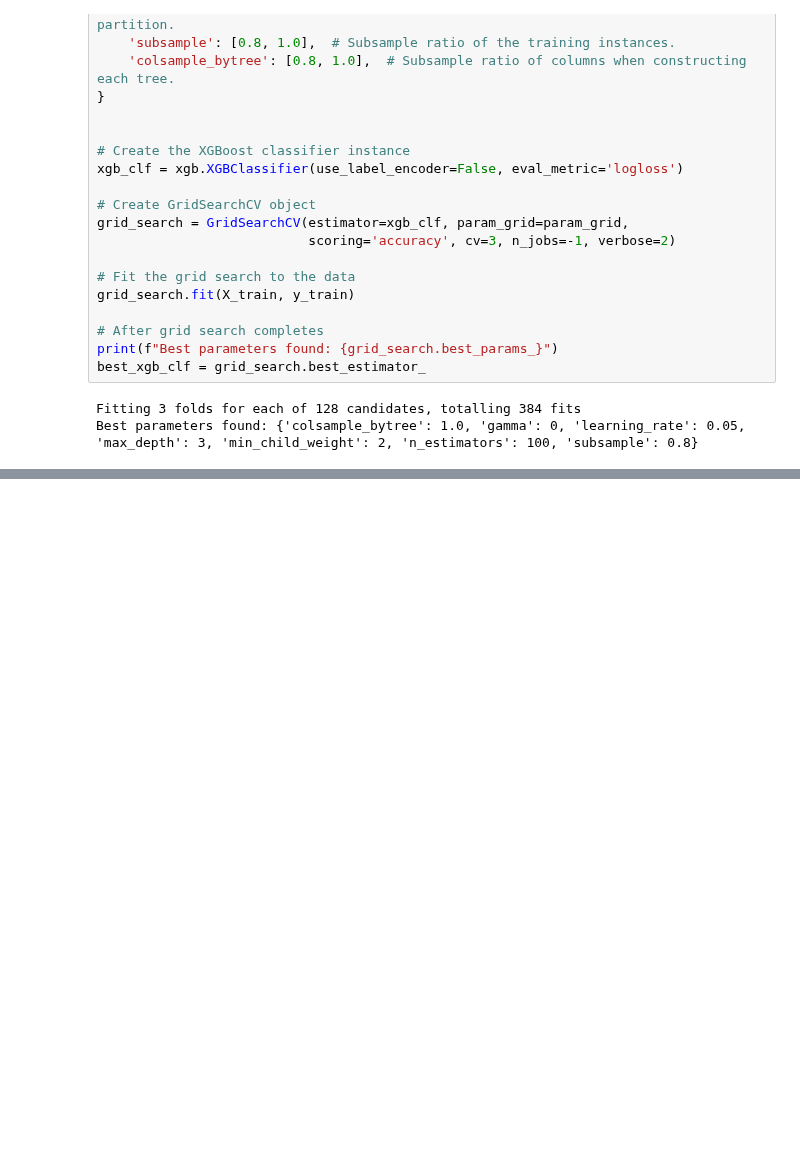
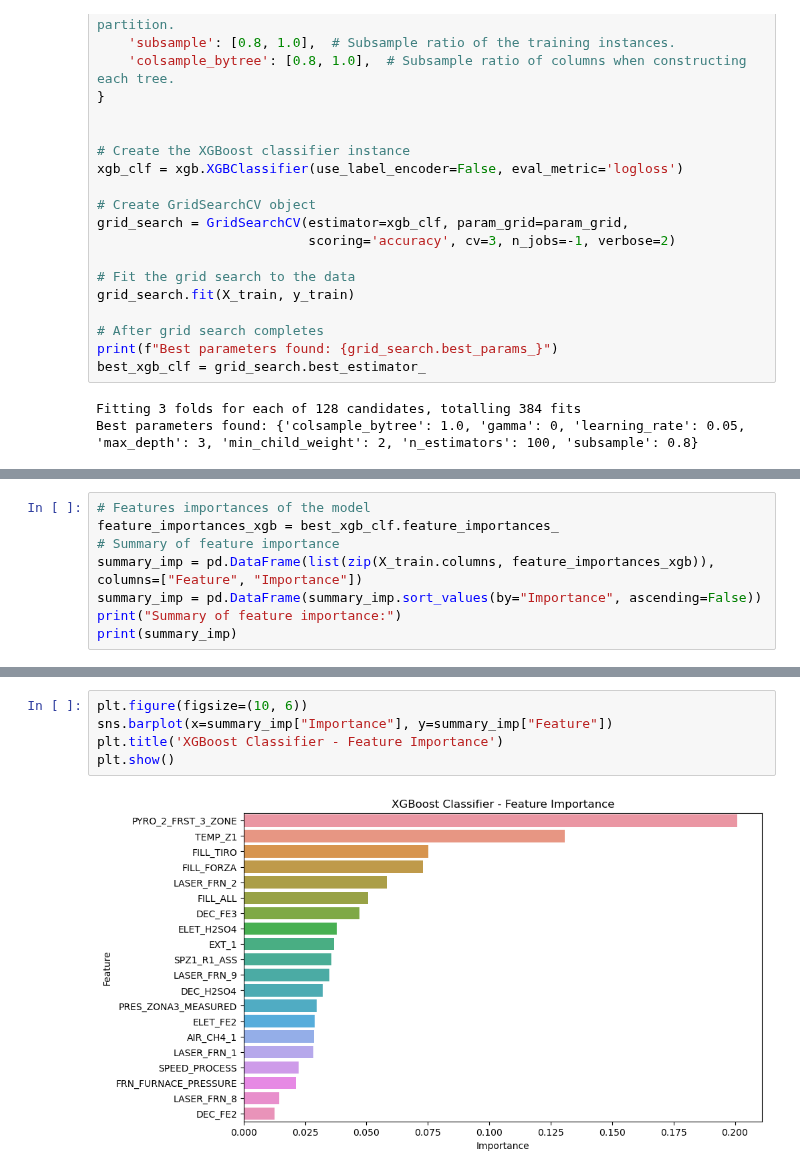
Before and after one commit to simoneassirelli/Machine-Learning-Fieldwork---G3, a Jupyter notebook: m20_XGBoost.ipynb, the cells around one changed output, grey strips where cells are left out. Cells and saved outputs as stored; diff of their text form; blank space fills up the shorter version.

```diff
--- a/m20_XGBoost.ipynb
+++ b/m20_XGBoost.ipynb
@@ -147,0 +147,8 @@ plt.show()
+# %%
+# Features importances of the model
+feature_importances_xgb = best_xgb_clf.feature_importances_
+# Summary of feature importance
+summary_imp = pd.DataFrame(list(zip(X_train.columns, feature_importances_xgb)), columns=["Feature", "Importance"])
+summary_imp = pd.DataFrame(summary_imp.sort_values(by="Importance", ascending=False))
+print("Summary of feature importance:")
+print(summary_imp)
@@ -147,0 +173,7 @@ plt.show()
+# %%
+plt.figure(figsize=(10, 6))
+sns.barplot(x=summary_imp["Importance"], y=summary_imp["Feature"])
+plt.title('XGBoost Classifier - Feature Importance')
+plt.show()
+# %% [output]
+[figure, added]
```
Also changed, not shown: parts of 3 cells of this notebook, 2 other files.
